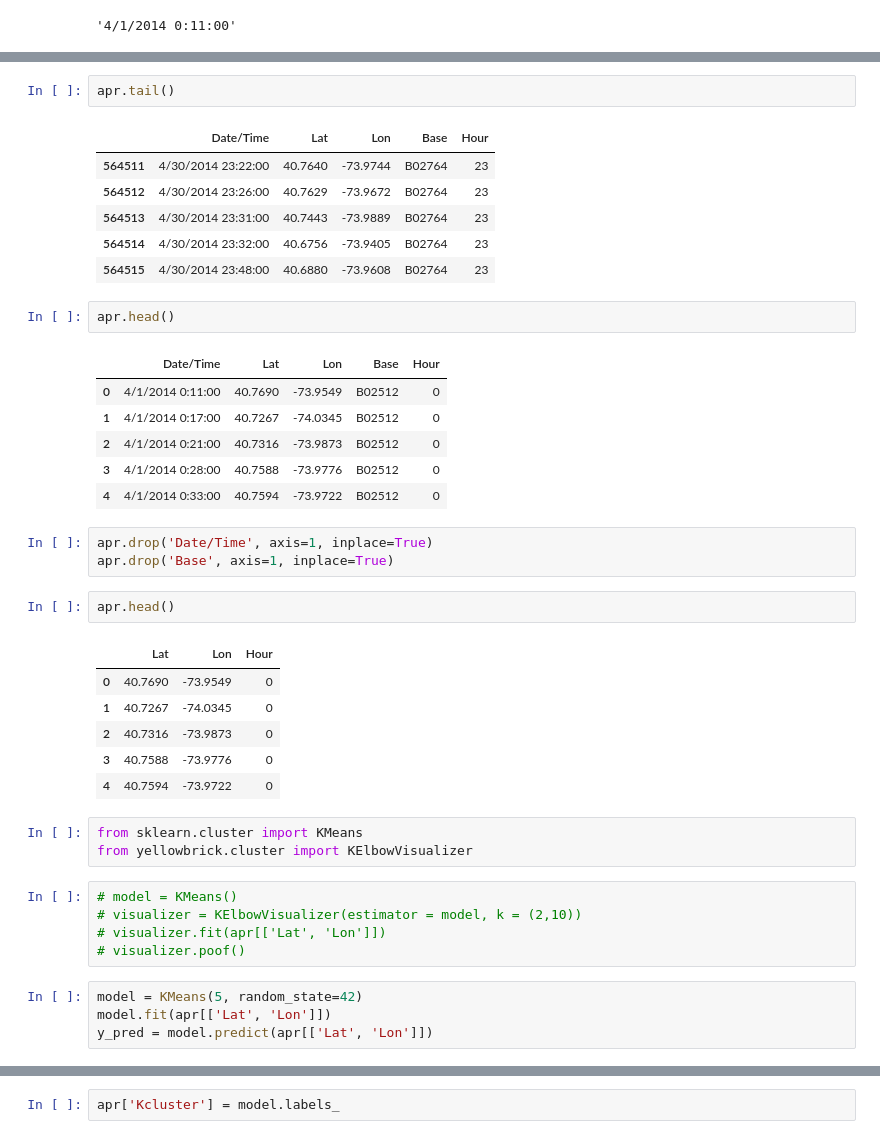
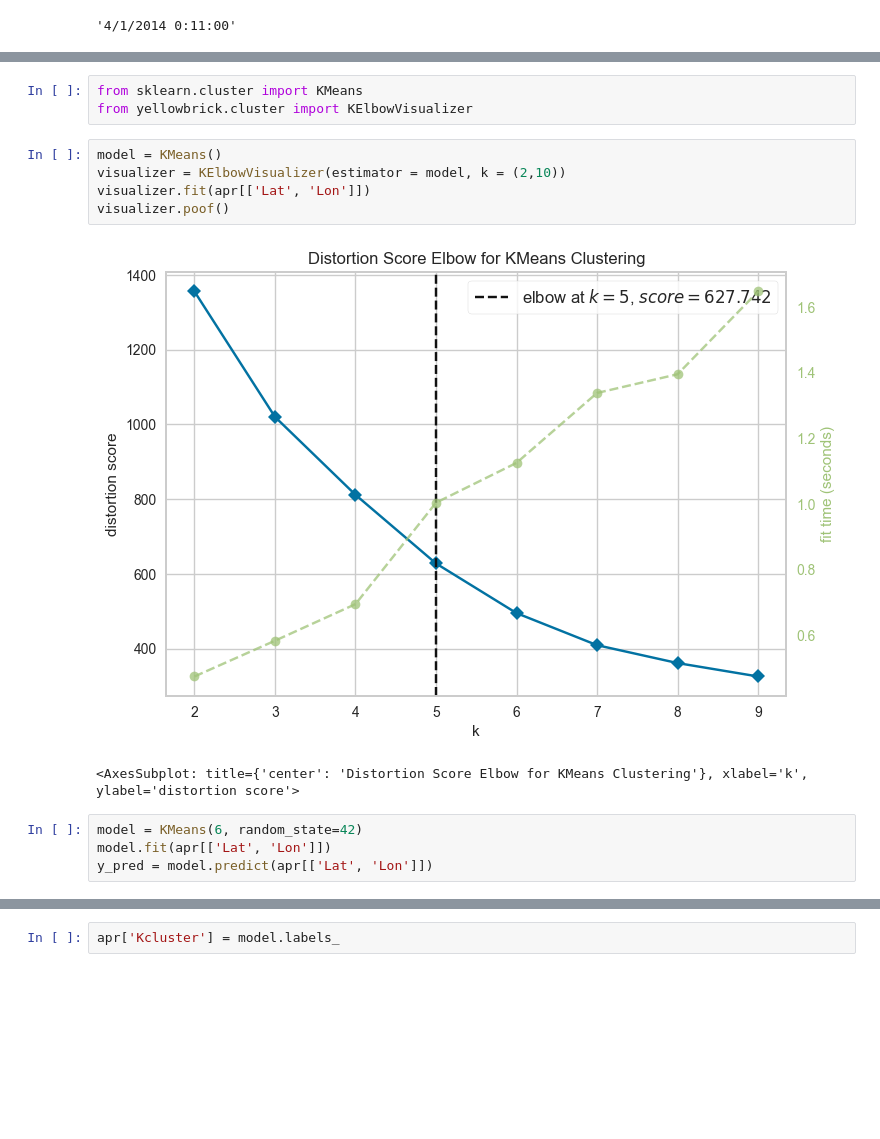
Before and after one commit to psyrgkan/DAFT_1022, a Jupyter notebook: module_3/Project_week_8/main.ipynb, the cells around one changed output, grey strips where cells are left out. Drawn from its saved outputs; the diff is of its cells as text; blank space fills up the shorter version.

```diff
--- a/module_3/Project_week_8/main.ipynb
+++ b/module_3/Project_week_8/main.ipynb
@@ -43,43 +45,16 @@ apr['Hour'] = apr['Date/Time'].apply(lambda x: datetime.strptime(x, "%m/%d/%Y %H
-# %%
-apr.tail()
-# %% [output]
-|  | Date/Time | Lat | Lon | Base | Hour |
-| 564511 | 4/30/2014 23:22:00 | 40.7640 | -73.9744 | B02764 | 23 |
-| 564512 | 4/30/2014 23:26:00 | 40.7629 | -73.9672 | B02764 | 23 |
-| 564513 | 4/30/2014 23:31:00 | 40.7443 | -73.9889 | B02764 | 23 |
-| 564514 | 4/30/2014 23:32:00 | 40.6756 | -73.9405 | B02764 | 23 |
-| 564515 | 4/30/2014 23:48:00 | 40.6880 | -73.9608 | B02764 | 23 |
-# %%
-apr.head()
-# %% [output]
-|  | Date/Time | Lat | Lon | Base | Hour |
-| 0 | 4/1/2014 0:11:00 | 40.7690 | -73.9549 | B02512 | 0 |
-| 1 | 4/1/2014 0:17:00 | 40.7267 | -74.0345 | B02512 | 0 |
-| 2 | 4/1/2014 0:21:00 | 40.7316 | -73.9873 | B02512 | 0 |
-| 3 | 4/1/2014 0:28:00 | 40.7588 | -73.9776 | B02512 | 0 |
-| 4 | 4/1/2014 0:33:00 | 40.7594 | -73.9722 | B02512 | 0 |
-# %%
-apr.drop('Date/Time', axis=1, inplace=True)
-apr.drop('Base', axis=1, inplace=True)
-# %%
-apr.head()
-# %% [output]
-|  | Lat | Lon | Hour |
-| 0 | 40.7690 | -73.9549 | 0 |
-| 1 | 40.7267 | -74.0345 | 0 |
-| 2 | 40.7316 | -73.9873 | 0 |
-| 3 | 40.7588 | -73.9776 | 0 |
-| 4 | 40.7594 | -73.9722 | 0 |
 # %%
 from sklearn.cluster import KMeans
 from yellowbrick.cluster import KElbowVisualizer
 # %%
-# model = KMeans()
-# visualizer = KElbowVisualizer(estimator = model, k = (2,10))
-# visualizer.fit(apr[['Lat', 'Lon']])
-# visualizer.poof()
+model = KMeans()
+visualizer = KElbowVisualizer(estimator = model, k = (2,10))
+visualizer.fit(apr[['Lat', 'Lon']])
+visualizer.poof()
+# %% [output]
+[figure, added]
+<AxesSubplot: title={'center': 'Distortion Score Elbow for KMeans Clustering'}, xlabel='k', ylabel='distortion score'>
 # %%
-model = KMeans(5, random_state=42)
+model = KMeans(6, random_state=42)
 model.fit(apr[['Lat', 'Lon']])
 y_pred = model.predict(apr[['Lat', 'Lon']])
 # %%
```
Also changed, not shown: parts of 23 cells of this notebook.
